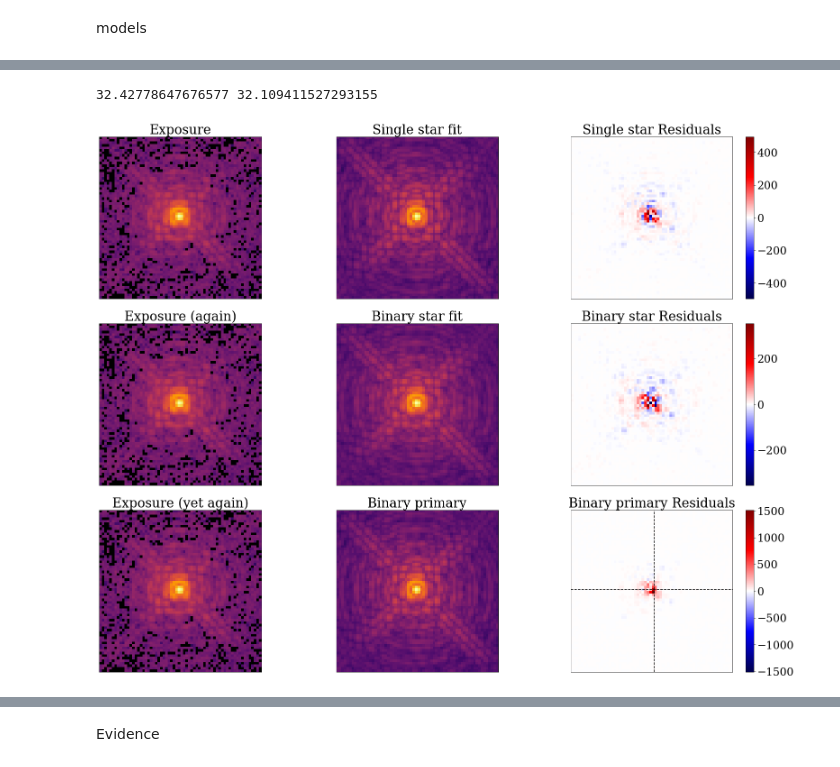
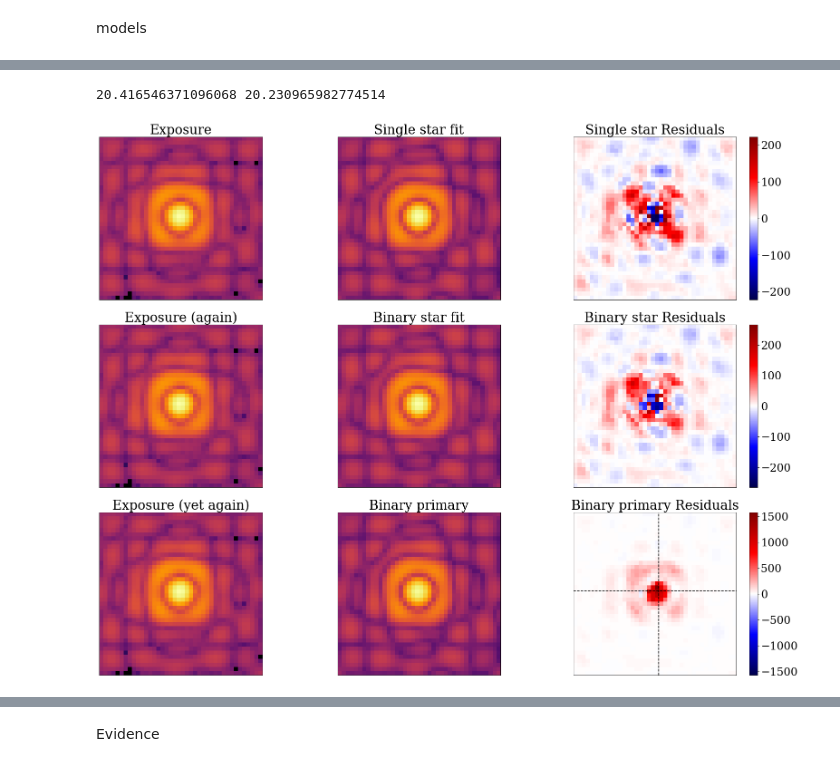
Before and after one commit to h-greer/hubble, a Jupyter notebook: notebooks/single-vs-binary.ipynb, the cells around one changed output, grey strips where cells are left out. Drawn from its saved outputs; the diff is of its cells as text; code cells hidden in the pictures.

Commit message:
working injection-recovery

```diff
--- a/notebooks/single-vs-binary.ipynb
+++ b/notebooks/single-vs-binary.ipynb
@@ -62,21 +62,21 @@ fname_187 = ddir + 'HST/N43C03010/n43c03010_mos.fits'
 fname_190 = ddir + 'HST/N43CA5010/n43ca5010_mos.fits'
 
 
-wid = 64
+wid = 40
 
 exposure_095 = exposure_from_file(fname_095, SinglePointFit(), wid)
 exposure_108 = exposure_from_file(fname_108, SinglePointFit(), wid)
 exposure_187 = exposure_from_file(fname_187, SinglePointFit(), wid)
 exposure_190 = exposure_from_file(fname_190, SinglePointFit(), wid)
 
-exposures_s = [exposure_095]#, exposure_190]#,exposure_108, exposure_187]
+exposures_s = [exposure_095, exposure_190]#,exposure_108, exposure_187]
 
 exposure_095 = exposure_from_file(fname_095, BinaryFit(), wid)
 exposure_108 = exposure_from_file(fname_108, BinaryFit(), wid)
 exposure_187 = exposure_from_file(fname_187, BinaryFit(), wid)
 exposure_190 = exposure_from_file(fname_190, BinaryFit(), wid)
 
-exposures_b = [exposure_095]#, exposure_190]#, exposure_108, exposure_187]
+exposures_b = [exposure_095, exposure_190]#, exposure_108, exposure_187]
 
 snr = exposure_190.data/exposure_190.err
 plt.imshow(np.log10(snr))
@@ -112,7 +118,7 @@ plt.hist(np.log10(data_test.flatten()), bins=100)
 # %% [markdown]
 models
 # %%
-oversample = 8
+oversample = 4
 
 optics = NICMOSOptics(512, wid, oversample)
 
@@ -326,7 +297,7 @@ optim_s, opt_state_s = zdx.get_optimiser(
 
 
 losses_s, models_s = [], []
-for i in tqdm(range(300)):
+for i in tqdm(range(100)):
     loss, grads = loss_fn_s(params_s,exposures_s)
     grads = jtu.tree_map(lambda x, y: x * np.abs(y), grads, ModelParams(lrs_s.params))
     updates, opt_state_s = optim_s.update(grads, opt_state_s)
@@ -341,7 +312,7 @@ optim_b, opt_state_b = zdx.get_optimiser(
 
 
 losses_b, models_b = [], []
-for i in tqdm(range(300)):
+for i in tqdm(range(100)):
     loss, grads = loss_fn_b(params_b,exposures_b)
     grads = jtu.tree_map(lambda x, y: x * np.abs(y), grads, ModelParams(lrs_b.params))
     updates, opt_state_b = optim_b.update(grads, opt_state_b)
@@ -351,0 +327,26 @@ for i in tqdm(range(300)):
+# %%
+
+
+"""def psf_cold_mask_x(x):
+    pp = params_s.params
+    pp["cold_mask_shift"]["N43CA5020"] = np.asarray([x, -0.05])
+    params = ModelParams(pp)
+    p_m = params.inject(point_model)
+    psf = exposures_s[0].fit(p_m,exposures_s[0])
+    return psf
+
+def psf_cold_mask_y(x):
+    pp = params_s.params
+    pp["cold_mask_shift"]["N43CA5020"] = np.asarray([-0.05, x])
+    params = ModelParams(pp)
+    p_m = params.inject(point_model)
+    psf = exposures_s[0].fit(p_m,exposures_s[0])
+    return psf
+
+def psf_secondary(x):
+    pp = params_s.params
+    pp["spider_width"] = np.asarray([x])
+    params = ModelParams(pp)
+    p_m = params.inject(point_model)
+    psf = exposures_s[0].fit(p_m,exposures_s[0])
+    return psf"""
@@ -410,7 +435,7 @@ binary_model = params_b.inject(binary_model)
 cmap = matplotlib.colormaps['inferno']
 cmap.set_bad('k',1)
 
-ind = 0
+ind = 1
 
 coords = dlu.pixel_coords(512, 2.4)
 cropped_frame = exposures_s[ind].data**0.125
@@ -483,35 +508,35 @@ resid = axs[2,2].imshow(bp_resid, vmin=-rlim, vmax=rlim, cmap='seismic')
 plt.colorbar(resid,ax=axs[2,2])
 
 x, y = dlu.rad2arcsec(positions[0])/0.042 + wid/2
 
 print(x,y)
 
 axs[2,2].axvline(x, color='k',linestyle='--')
 axs[2,2].axhline(y, color='k',linestyle='--')
 
 axs[0,0].set_title("Exposure")
 axs[1,0].set_title("Exposure (again)")
 axs[2,0].set_title("Exposure (yet again)")
 
 axs[0,1].set_title("Single star fit")
 axs[1,1].set_title("Binary star fit")
 axs[2,1].set_title("Binary primary")
 
 axs[0,2].set_title("Single star Residuals")
 axs[1,2].set_title("Binary star Residuals")
 axs[2,2].set_title("Binary primary Residuals")
 
 
 
 for i in range(3):
     for j in range(3):
         axs[i,j].set_xticks([])
         axs[i,j].set_yticks([])
 
 fig.tight_layout()
 # %% [output]
-32.42778647676577 32.109411527293155
+20.416546371096068 20.230965982774514
-[figure, old version]
+[figure, new version]
 # %%
 xw = 3
 yw = int(np.ceil(len(groups_s)/xw))
```
Also changed, not shown: parts of 28 cells of this notebook, 3 other files.
